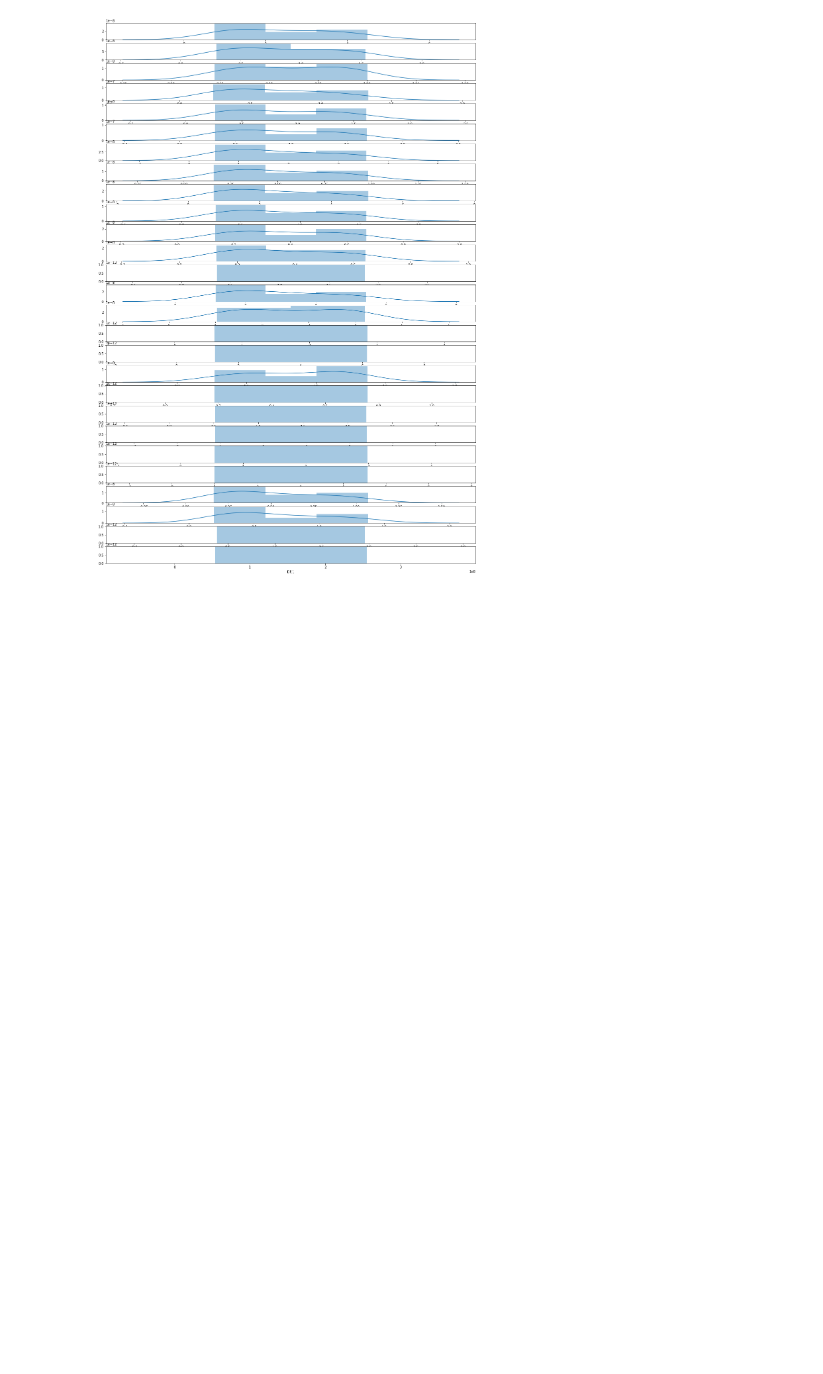
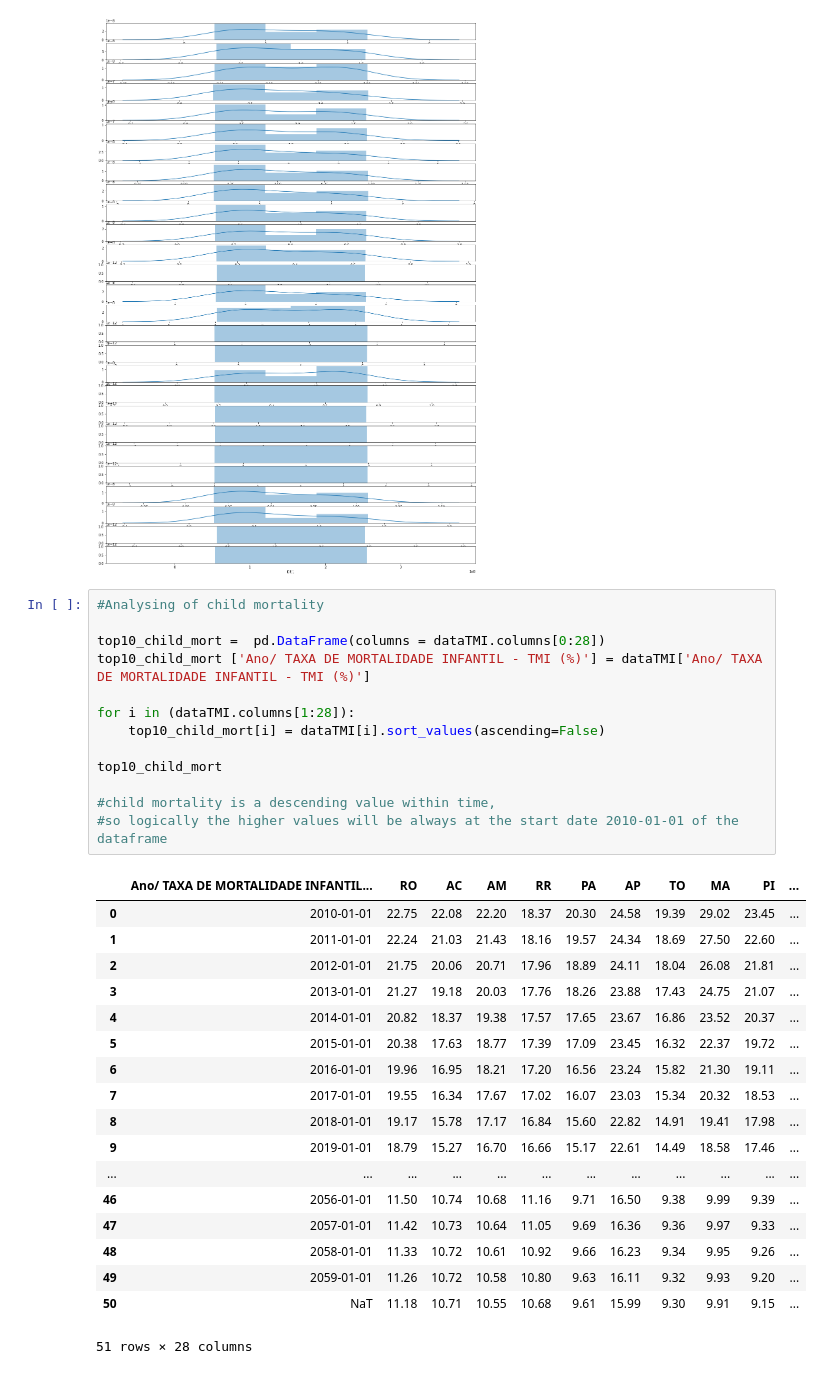
Before and after one commit to julianaeliseo/Brazil-s-states-socioeconomic-data-, a Jupyter notebook: Untitled.ipynb, the cells around one changed output. Saved outputs shown, nothing was run; the diff lists cells and outputs as text; blank space fills up the shorter version.

```diff
--- a/Untitled.ipynb
+++ b/Untitled.ipynb
@@ -191,3 +191,35 @@ for i in enumerate(feature):
     sns.distplot(dataPIB[i[1]])
 # %% [output]
 [figure]
+# %%
+#Analysing of child mortality
+
+top10_child_mort =  pd.DataFrame(columns = dataTMI.columns[0:28])
+top10_child_mort ['Ano/ TAXA DE MORTALIDADE INFANTIL - TMI (%)'] = dataTMI['Ano/ TAXA DE MORTALIDADE INFANTIL - TMI (%)']
+
+for i in (dataTMI.columns[1:28]):
+    top10_child_mort[i] = dataTMI[i].sort_values(ascending=False)
+
+top10_child_mort
+
+#child mortality is a descending value within time,
+#so logically the higher values will be always at the start date 2010-01-01 of the dataframe
+# %% [output]
+|  | Ano/ TAXA DE MORTALIDADE INFANTIL... | RO | AC | AM | RR | PA | AP | TO | MA | PI | ... |
+| 0 | 2010-01-01 | 22.75 | 22.08 | 22.20 | 18.37 | 20.30 | 24.58 | 19.39 | 29.02 | 23.45 | ... |
+| 1 | 2011-01-01 | 22.24 | 21.03 | 21.43 | 18.16 | 19.57 | 24.34 | 18.69 | 27.50 | 22.60 | ... |
+| 2 | 2012-01-01 | 21.75 | 20.06 | 20.71 | 17.96 | 18.89 | 24.11 | 18.04 | 26.08 | 21.81 | ... |
+| 3 | 2013-01-01 | 21.27 | 19.18 | 20.03 | 17.76 | 18.26 | 23.88 | 17.43 | 24.75 | 21.07 | ... |
+| 4 | 2014-01-01 | 20.82 | 18.37 | 19.38 | 17.57 | 17.65 | 23.67 | 16.86 | 23.52 | 20.37 | ... |
+| 5 | 2015-01-01 | 20.38 | 17.63 | 18.77 | 17.39 | 17.09 | 23.45 | 16.32 | 22.37 | 19.72 | ... |
+| 6 | 2016-01-01 | 19.96 | 16.95 | 18.21 | 17.20 | 16.56 | 23.24 | 15.82 | 21.30 | 19.11 | ... |
+| 7 | 2017-01-01 | 19.55 | 16.34 | 17.67 | 17.02 | 16.07 | 23.03 | 15.34 | 20.32 | 18.53 | ... |
+| 8 | 2018-01-01 | 19.17 | 15.78 | 17.17 | 16.84 | 15.60 | 22.82 | 14.91 | 19.41 | 17.98 | ... |
+| 9 | 2019-01-01 | 18.79 | 15.27 | 16.70 | 16.66 | 15.17 | 22.61 | 14.49 | 18.58 | 17.46 | ... |
+| ... | ... | ... | ... | ... | ... | ... | ... | ... | ... | ... | ... |
+| 46 | 2056-01-01 | 11.50 | 10.74 | 10.68 | 11.16 | 9.71 | 16.50 | 9.38 | 9.99 | 9.39 | ... |
+| 47 | 2057-01-01 | 11.42 | 10.73 | 10.64 | 11.05 | 9.69 | 16.36 | 9.36 | 9.97 | 9.33 | ... |
+| 48 | 2058-01-01 | 11.33 | 10.72 | 10.61 | 10.92 | 9.66 | 16.23 | 9.34 | 9.95 | 9.26 | ... |
+| 49 | 2059-01-01 | 11.26 | 10.72 | 10.58 | 10.80 | 9.63 | 16.11 | 9.32 | 9.93 | 9.20 | ... |
+| 50 | NaT | 11.18 | 10.71 | 10.55 | 10.68 | 9.61 | 15.99 | 9.30 | 9.91 | 9.15 | ... |
+51 rows × 28 columns
```
Also changed, not shown: parts of 14 cells of this notebook.
